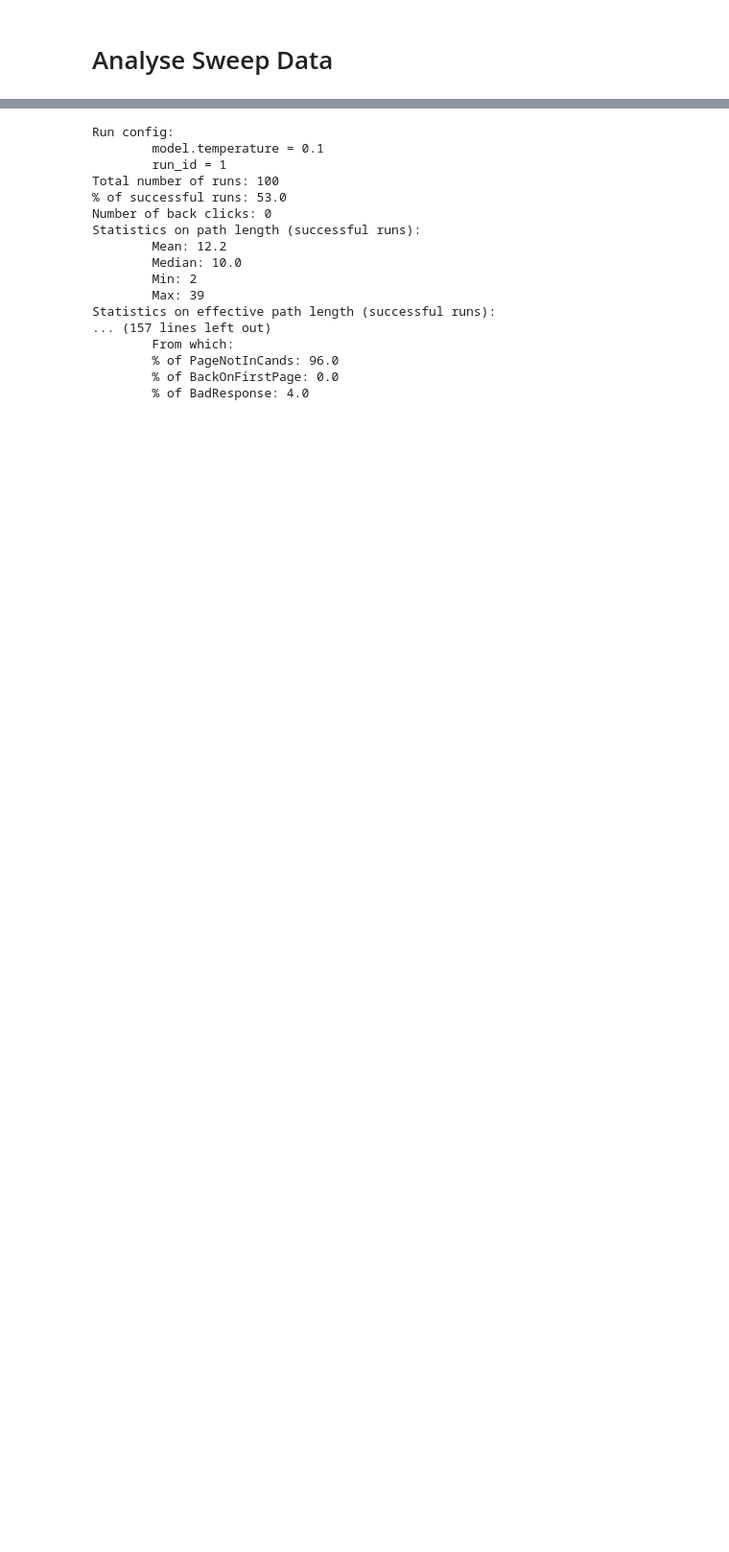
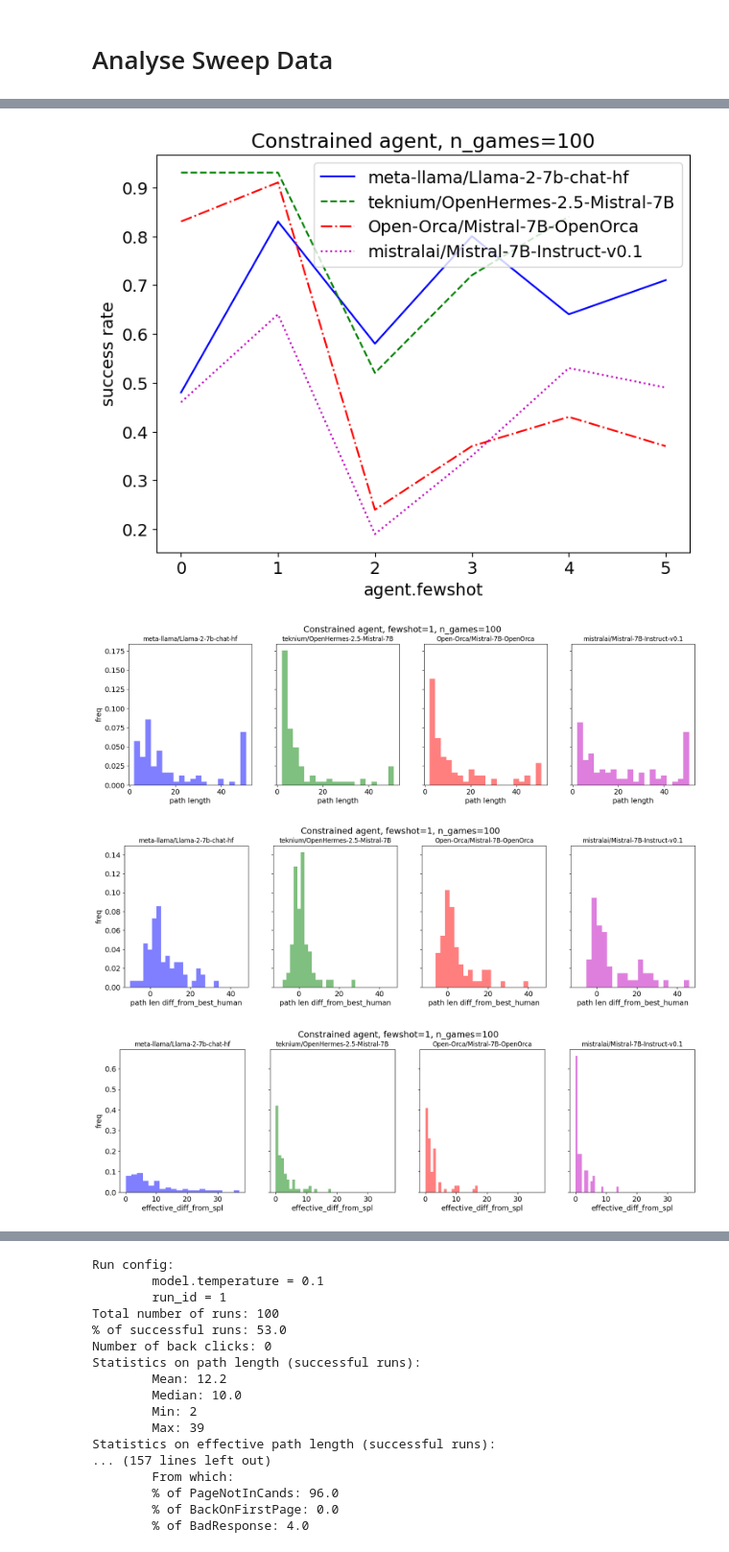
Before and after one commit to au-clan/WikiAgent, a Jupyter notebook: src/notebooks/data_analysis.ipynb, the cells around one changed output, grey strips where cells are left out. Shown at 96% size. Saved outputs shown, nothing was run; the diff lists cells and outputs as text; code cells hidden in the pictures; blank space fills up the shorter version.

```diff
--- a/src/notebooks/data_analysis.ipynb
+++ b/src/notebooks/data_analysis.ipynb
@@ -14,13 +14,17 @@ import matplotlib.pyplot as plt
 import numpy as np
 import ast
 import parse
+from glob import glob
 import yaml
+from itertools import cycle
 import sys
+import seaborn as sns
 from transformers import AutoTokenizer
 sys.path.append('../')
 from utils import effective_path, extract_json_from_response, get_paths_real_sample
 
-
+#change default font size
+plt.rcParams.update({'font.size': 14})
 
 
 
@@ -81,0 +116,71 @@ Folders: ['../../logs/inference/multiruns/non_constr_temp_fewshot/2023-11-02_16-
+# %%
+# all_runs_df has the columns: 'agent_id', 'agent_type', 'cur', 'src', 'tgt', 'response', 'action','num_actions', 'num_tries', 'num_errors', 'is_finished','is_finished_reason', 'path_so_far', 'user_prompt', 'hpl', 'path','user_path_rating', 'spl', 'path_len', 'effective_path_len','diff_from_best_human', 'diff_from_spl', 'success', 'model.model_name','agent.fewshot', 'run_id'
+
+# for finished runs (is_finished == True), make a line plot: y=success rate, x=agent.fewshot, plot a line for each
+lines = ["-","--","-.",":"]
+colors = ['b', 'g', 'r', 'm', 'y', 'k', 'c']
+bins = 20
+
+
+plt.figure(figsize=(8,6))
+for i,identifier in enumerate(all_runs_df[identifiers[0]].unique()):
+    df = all_runs_df[all_runs_df[identifiers[0]] == identifier].query('is_finished == True')
+    df = df.groupby(identifiers[1]).agg({'success':'mean'}).reset_index()
+    plt.plot(df[f'{identifiers[1]}'], df['success'], label=identifier, linestyle=lines[i], color=colors[i])
+plt.legend(); plt.title('Constrained agent, n_games=100'); plt.xlabel(f'{identifiers[1]}'); plt.ylabel('success rate'); plt.show()
+
+# plot histogram of final path lengths for each
+fig, axes = plt.subplots(1, len(all_runs_df[identifiers[0]].unique()), figsize=(5*len(all_runs_df[identifiers[0]].unique()),5), sharey=True, sharex=True)
+for i,identifier in enumerate(all_runs_df[identifiers[0]].unique()):
+    df = all_runs_df[(all_runs_df[identifiers[0]] == identifier) & (all_runs_df['agent.fewshot']==1)].query('is_finished == True')
+    axes[i].hist(df['path_len'], label=identifier, bins=bins, alpha=0.5, density=False, color=colors[i])
+    axes[i].set_title(identifier, fontsize=12); axes[i].set_xlabel('path length')
+    if i == 0:
+        axes[i].set_ylabel('freq')
+plt.suptitle('Constrained agent, fewshot=1, n_games=100')
+plt.show()
+
+# plot histogram of diff_from_best_human for each
+fig, axes = plt.subplots(1, len(all_runs_df[identifiers[0]].unique()), figsize=(5*len(all_runs_df[identifiers[0]].unique()),5), sharey=True, sharex=True)
+for i,identifier in enumerate(all_runs_df[identifiers[0]].unique()):
+    df = all_runs_df[(all_runs_df[identifiers[0]] == identifier) & (all_runs_df['agent.fewshot']==1)].query('success==1')
+    axes[i].hist(df['diff_from_best_human'], label=identifier, bins=bins, alpha=0.5, density=False, color=colors[i])
+    axes[i].set_title(identifier, fontsize=12); axes[i].set_xlabel('path len diff_from_best_human')
+    if i == 0:
+        axes[i].set_ylabel('freq')
+plt.suptitle('Constrained agent, fewshot=1, n_games=100')
+plt.show()
+
+# plot histogram of diff_from_spl for each
+fig, axes = plt.subplots(1, len(all_runs_df[identifiers[0]].unique()), figsize=(5*len(all_runs_df[identifiers[0]].unique()),5), sharey=True, sharex=True)
+for i,identifier in enumerate(all_runs_df[identifiers[0]].unique()):
+    df = all_runs_df[(all_runs_df[identifiers[0]] == identifier) & (all_runs_df['agent.fewshot']==1)].query('success==1')
+    axes[i].hist(df['effective_diff_from_spl'], label=identifier, bins=bins, alpha=0.5, density=False, color=colors[i])
+    axes[i].set_title(identifier, fontsize=12); axes[i].set_xlabel('effective_diff_from_spl')
+    if i == 0:
+        axes[i].set_ylabel('freq')
+plt.suptitle('Constrained agent, fewshot=1, n_games=100')
+plt.show()
+
+
+# plot histogram of spl of successful paths for each
+fig, axes = plt.subplots(1, len(all_runs_df[identifiers[0]].unique()), figsize=(5*len(all_runs_df[identifiers[0]].unique()),5), sharey=True, sharex=True)
+for i,identifier in enumerate(all_runs_df[identifiers[0]].unique()):
+    df = all_runs_df[(all_runs_df[identifiers[0]] == identifier) & (all_runs_df['agent.fewshot']==1)].query('success==1')
+    axes[i].hist(df['spl'], label=identifier, alpha=0.5, density=False, color=colors[i])
+    axes[i].set_title(identifier, fontsize=12); axes[i].set_xlabel('spl')
+    if i == 0:
+        axes[i].set_ylabel('freq')
+plt.suptitle('Constrained agent, fewshot=1, n_games=100')
+plt.show()
+
+
+
+
+
+# for finished runs (is_finished == True), and for each: y=success rate, x=agent.fewshot, plot a line for each model.model_name
+# %% [output]
+[figure, added]
+[figure, added]
+[figure, added]
+[figure, added]
```
Also changed, not shown: parts of 5 cells of this notebook, 11 other files.
